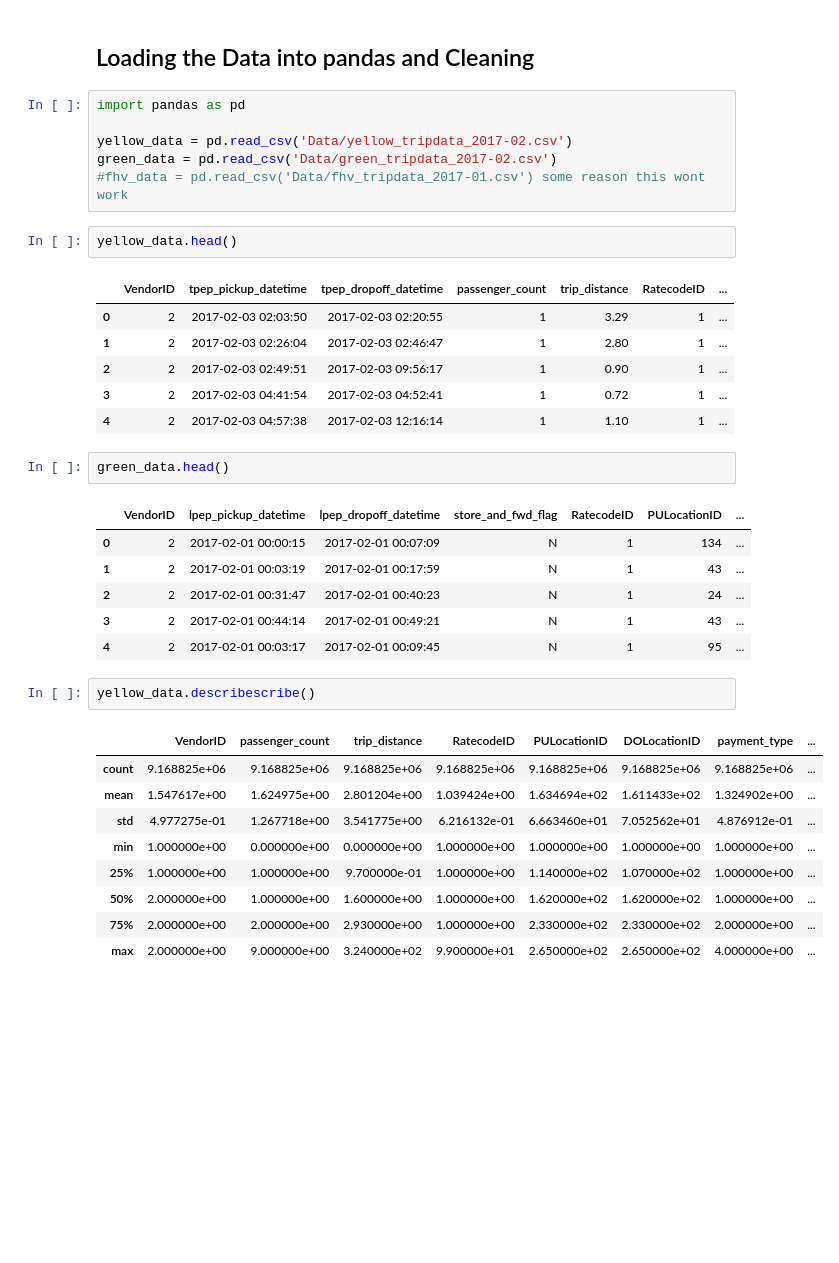
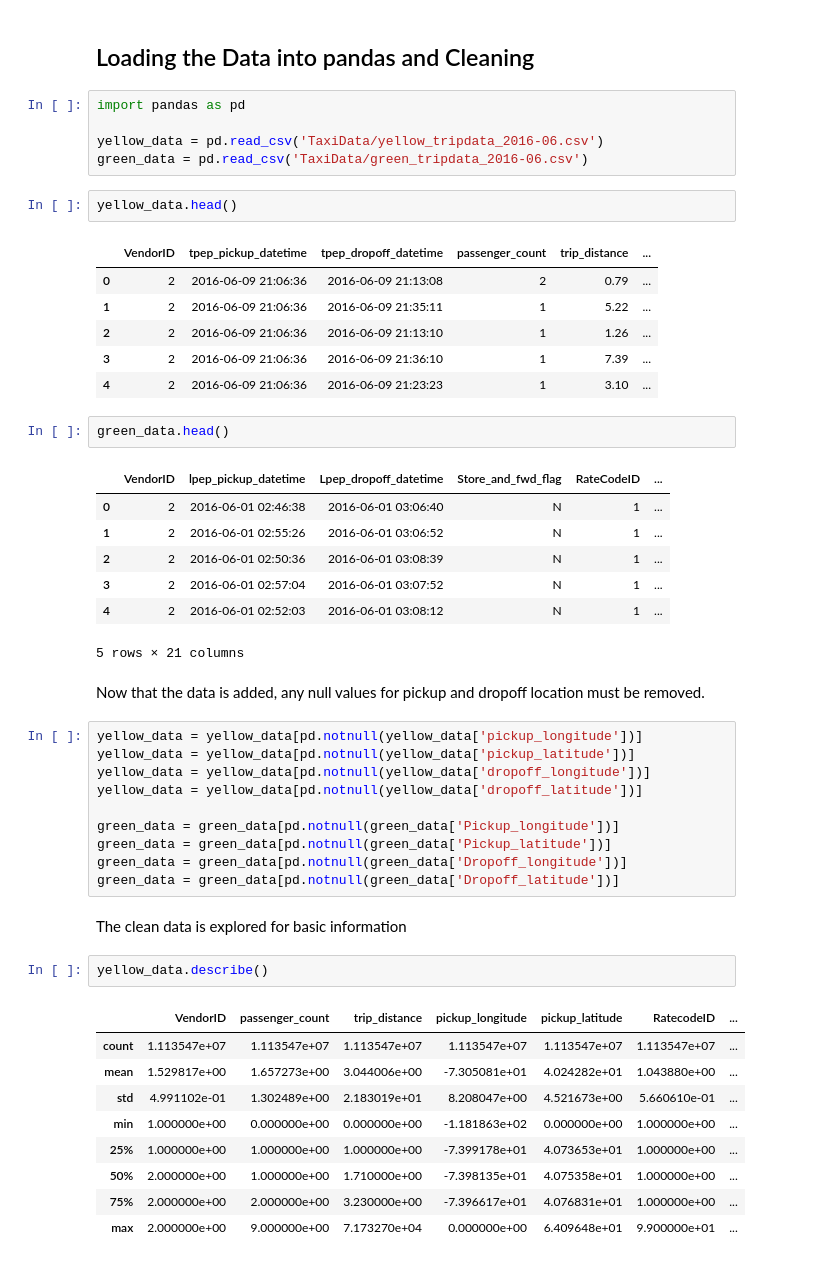
Before and after one commit to agentturbo1/Crazy-Taxi-IRL, a Jupyter notebook: Milestone, Exploration and Data Acquisition.ipynb, the cells around one changed output. Drawn from its saved outputs; the diff is of its cells as text; blank space fills up the shorter version.

```diff
--- a/Milestone, Exploration and Data Acquisition.ipynb
+++ b/Milestone, Exploration and Data Acquisition.ipynb
@@ -12,36 +12,50 @@ Here is a map of the zones:
 # %%
 import pandas as pd
 
-yellow_data = pd.read_csv('Data/yellow_tripdata_2017-02.csv')
-green_data = pd.read_csv('Data/green_tripdata_2017-02.csv')
-#fhv_data = pd.read_csv('Data/fhv_tripdata_2017-01.csv') some reason this wont work
+yellow_data = pd.read_csv('TaxiData/yellow_tripdata_2016-06.csv')
+green_data = pd.read_csv('TaxiData/green_tripdata_2016-06.csv')
 # %%
 yellow_data.head()
 # %% [output]
-|  | VendorID | tpep_pickup_datetime | tpep_dropoff_datetime | passenger_count | trip_distance | RatecodeID | ... |
-| 0 | 2 | 2017-02-03 02:03:50 | 2017-02-03 02:20:55 | 1 | 3.29 | 1 | ... |
-| 1 | 2 | 2017-02-03 02:26:04 | 2017-02-03 02:46:47 | 1 | 2.80 | 1 | ... |
-| 2 | 2 | 2017-02-03 02:49:51 | 2017-02-03 09:56:17 | 1 | 0.90 | 1 | ... |
-| 3 | 2 | 2017-02-03 04:41:54 | 2017-02-03 04:52:41 | 1 | 0.72 | 1 | ... |
-| 4 | 2 | 2017-02-03 04:57:38 | 2017-02-03 12:16:14 | 1 | 1.10 | 1 | ... |
+|  | VendorID | tpep_pickup_datetime | tpep_dropoff_datetime | passenger_count | trip_distance | ... |
+| 0 | 2 | 2016-06-09 21:06:36 | 2016-06-09 21:13:08 | 2 | 0.79 | ... |
+| 1 | 2 | 2016-06-09 21:06:36 | 2016-06-09 21:35:11 | 1 | 5.22 | ... |
+| 2 | 2 | 2016-06-09 21:06:36 | 2016-06-09 21:13:10 | 1 | 1.26 | ... |
+| 3 | 2 | 2016-06-09 21:06:36 | 2016-06-09 21:36:10 | 1 | 7.39 | ... |
+| 4 | 2 | 2016-06-09 21:06:36 | 2016-06-09 21:23:23 | 1 | 3.10 | ... |
 # %%
 green_data.head()
 # %% [output]
-|  | VendorID | lpep_pickup_datetime | lpep_dropoff_datetime | store_and_fwd_flag | RatecodeID | PULocationID | ... |
-| 0 | 2 | 2017-02-01 00:00:15 | 2017-02-01 00:07:09 | N | 1 | 134 | ... |
-| 1 | 2 | 2017-02-01 00:03:19 | 2017-02-01 00:17:59 | N | 1 | 43 | ... |
-| 2 | 2 | 2017-02-01 00:31:47 | 2017-02-01 00:40:23 | N | 1 | 24 | ... |
-| 3 | 2 | 2017-02-01 00:44:14 | 2017-02-01 00:49:21 | N | 1 | 43 | ... |
-| 4 | 2 | 2017-02-01 00:03:17 | 2017-02-01 00:09:45 | N | 1 | 95 | ... |
+|  | VendorID | lpep_pickup_datetime | Lpep_dropoff_datetime | Store_and_fwd_flag | RateCodeID | ... |
+| 0 | 2 | 2016-06-01 02:46:38 | 2016-06-01 03:06:40 | N | 1 | ... |
+| 1 | 2 | 2016-06-01 02:55:26 | 2016-06-01 03:06:52 | N | 1 | ... |
+| 2 | 2 | 2016-06-01 02:50:36 | 2016-06-01 03:08:39 | N | 1 | ... |
+| 3 | 2 | 2016-06-01 02:57:04 | 2016-06-01 03:07:52 | N | 1 | ... |
+| 4 | 2 | 2016-06-01 02:52:03 | 2016-06-01 03:08:12 | N | 1 | ... |
+5 rows × 21 columns
+# %% [markdown]
+Now that the data is added, any null values for pickup and dropoff location must be removed.
+# %%
+yellow_data = yellow_data[pd.notnull(yellow_data['pickup_longitude'])]
+yellow_data = yellow_data[pd.notnull(yellow_data['pickup_latitude'])]
+yellow_data = yellow_data[pd.notnull(yellow_data['dropoff_longitude'])]
+yellow_data = yellow_data[pd.notnull(yellow_data['dropoff_latitude'])]
+
+green_data = green_data[pd.notnull(green_data['Pickup_longitude'])]
+green_data = green_data[pd.notnull(green_data['Pickup_latitude'])]
+green_data = green_data[pd.notnull(green_data['Dropoff_longitude'])]
+green_data = green_data[pd.notnull(green_data['Dropoff_latitude'])]
+# %% [markdown]
+The clean data is explored for basic information
 # %%
-yellow_data.describescribe()
+yellow_data.describe()
 # %% [output]
-|  | VendorID | passenger_count | trip_distance | RatecodeID | PULocationID | DOLocationID | payment_type | ... |
-| count | 9.168825e+06 | 9.168825e+06 | 9.168825e+06 | 9.168825e+06 | 9.168825e+06 | 9.168825e+06 | 9.168825e+06 | ... |
-| mean | 1.547617e+00 | 1.624975e+00 | 2.801204e+00 | 1.039424e+00 | 1.634694e+02 | 1.611433e+02 | 1.324902e+00 | ... |
-| std | 4.977275e-01 | 1.267718e+00 | 3.541775e+00 | 6.216132e-01 | 6.663460e+01 | 7.052562e+01 | 4.876912e-01 | ... |
-| min | 1.000000e+00 | 0.000000e+00 | 0.000000e+00 | 1.000000e+00 | 1.000000e+00 | 1.000000e+00 | 1.000000e+00 | ... |
-| 25% | 1.000000e+00 | 1.000000e+00 | 9.700000e-01 | 1.000000e+00 | 1.140000e+02 | 1.070000e+02 | 1.000000e+00 | ... |
-| 50% | 2.000000e+00 | 1.000000e+00 | 1.600000e+00 | 1.000000e+00 | 1.620000e+02 | 1.620000e+02 | 1.000000e+00 | ... |
-| 75% | 2.000000e+00 | 2.000000e+00 | 2.930000e+00 | 1.000000e+00 | 2.330000e+02 | 2.330000e+02 | 2.000000e+00 | ... |
-| max | 2.000000e+00 | 9.000000e+00 | 3.240000e+02 | 9.900000e+01 | 2.650000e+02 | 2.650000e+02 | 4.000000e+00 | ... |
+|  | VendorID | passenger_count | trip_distance | pickup_longitude | pickup_latitude | RatecodeID | ... |
+| count | 1.113547e+07 | 1.113547e+07 | 1.113547e+07 | 1.113547e+07 | 1.113547e+07 | 1.113547e+07 | ... |
+| mean | 1.529817e+00 | 1.657273e+00 | 3.044006e+00 | -7.305081e+01 | 4.024282e+01 | 1.043880e+00 | ... |
+| std | 4.991102e-01 | 1.302489e+00 | 2.183019e+01 | 8.208047e+00 | 4.521673e+00 | 5.660610e-01 | ... |
+| min | 1.000000e+00 | 0.000000e+00 | 0.000000e+00 | -1.181863e+02 | 0.000000e+00 | 1.000000e+00 | ... |
+| 25% | 1.000000e+00 | 1.000000e+00 | 1.000000e+00 | -7.399178e+01 | 4.073653e+01 | 1.000000e+00 | ... |
+| 50% | 2.000000e+00 | 1.000000e+00 | 1.710000e+00 | -7.398135e+01 | 4.075358e+01 | 1.000000e+00 | ... |
+| 75% | 2.000000e+00 | 2.000000e+00 | 3.230000e+00 | -7.396617e+01 | 4.076831e+01 | 1.000000e+00 | ... |
+| max | 2.000000e+00 | 9.000000e+00 | 7.173270e+04 | 0.000000e+00 | 6.409648e+01 | 9.900000e+01 | ... |
```
Also changed, not shown: parts of 2 cells of this notebook.
